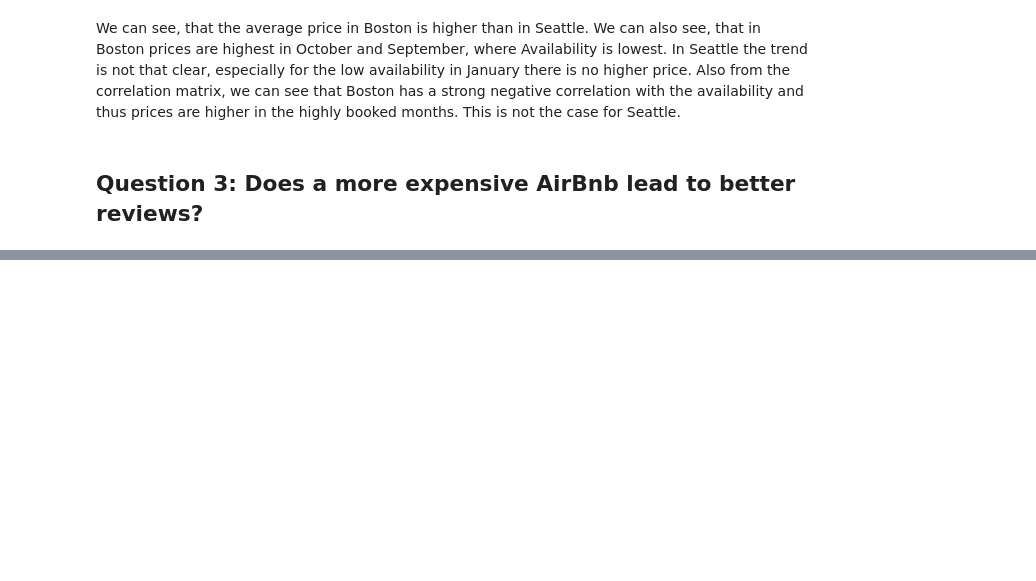
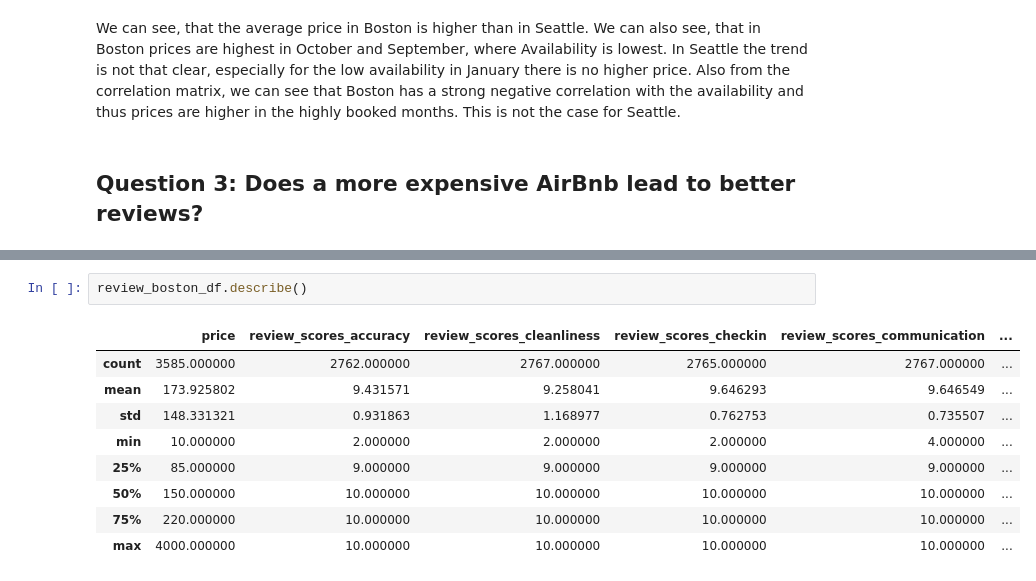
Before and after one commit to foxriver76/airbnb_analysis, a Jupyter notebook: analyze.ipynb, the cells around one changed output, grey strips where cells are left out. Drawn from its saved outputs; the diff is of its cells as text; blank space fills up the shorter version.

```diff
--- a/analyze.ipynb
+++ b/analyze.ipynb
@@ -345,0 +389,12 @@ We can also see, that in Boston prices are highest in October and September, whe
+# %%
+review_boston_df.describe()
+# %% [output]
+|  | price | review_scores_accuracy | review_scores_cleanliness | review_scores_checkin | review_scores_communication | ... |
+| count | 3585.000000 | 2762.000000 | 2767.000000 | 2765.000000 | 2767.000000 | ... |
+| mean | 173.925802 | 9.431571 | 9.258041 | 9.646293 | 9.646549 | ... |
+| std | 148.331321 | 0.931863 | 1.168977 | 0.762753 | 0.735507 | ... |
+| min | 10.000000 | 2.000000 | 2.000000 | 2.000000 | 4.000000 | ... |
+| 25% | 85.000000 | 9.000000 | 9.000000 | 9.000000 | 9.000000 | ... |
+| 50% | 150.000000 | 10.000000 | 10.000000 | 10.000000 | 10.000000 | ... |
+| 75% | 220.000000 | 10.000000 | 10.000000 | 10.000000 | 10.000000 | ... |
+| max | 4000.000000 | 10.000000 | 10.000000 | 10.000000 | 10.000000 | ... |
```
Also changed, not shown: parts of 14 cells of this notebook, 1 other file.
